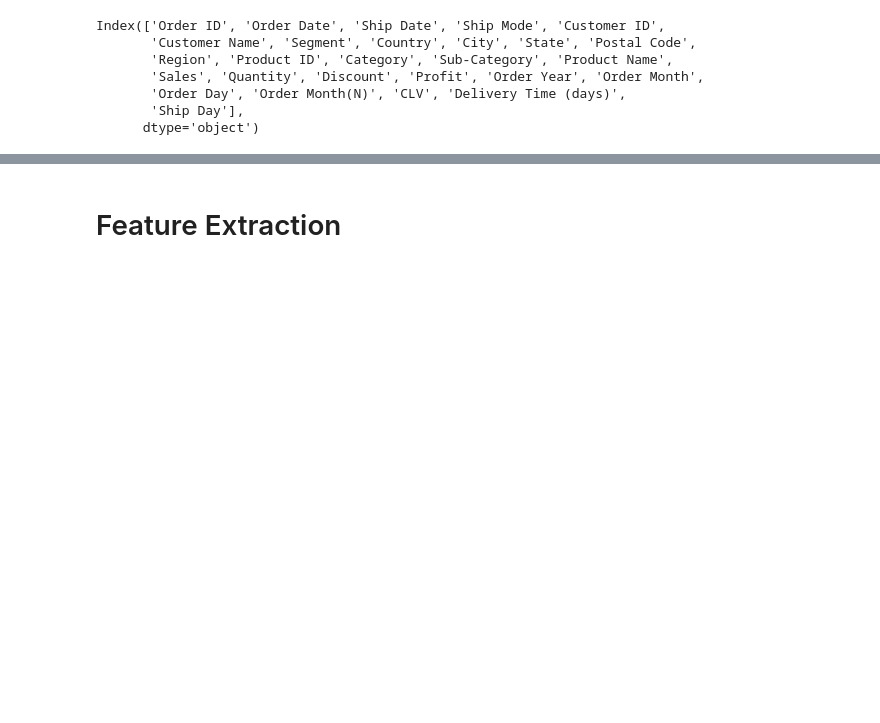
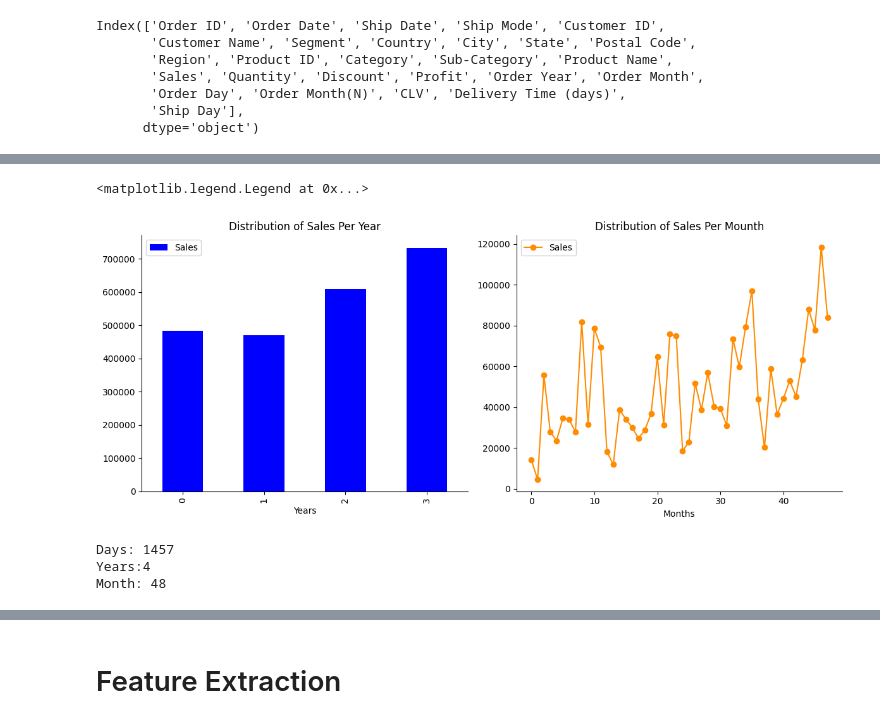
Before and after one commit to zakianazzum/superstore_sales_analysis, a Jupyter notebook: Forecast_w_LMRegression.ipynb, the cells around one changed output, grey strips where cells are left out. Cells and saved outputs as stored; diff of their text form; code cells hidden in the pictures; blank space fills up the shorter version.

```diff
--- a/Forecast_w_LMRegression.ipynb
+++ b/Forecast_w_LMRegression.ipynb
@@ -47,0 +73,26 @@ Index(['Order ID', 'Order Date', 'Ship Date', 'Ship Mode', 'Customer ID',
+# %%
+def get_sales_by_timeframe(data):
+	"""
+	Aggregates sales data by months and years.
+
+	Parameters:
+	data (pd.Dataframe): A Dataset contains 'Order Date' and 'Sales' columns.
+
+	Returns:
+	Tuple: Two dataframes - one aggregated by months and another aggregated by years.
+
+	"""
+	if not pd.api.types.is_datetime64_any_dtype(data['Order Date']):
+		data['Order Date'] = pd.to_datetime(data['Order Date'])
+
+	monthly_data = data.copy()
+	monthly_data['Order Date'] = monthly_data['Order Date'].dt.to_period('M').dt.to_timestamp() # start of Month
+	monthly_agg = monthly_data.groupby('Order Date', observed = True)['Sales'].sum().reset_index()
+
+	yearly_data = data.copy()
+	yearly_data['Order Date'] = yearly_data['Order Date'].dt.to_period('Y').dt.to_timestamp() # Start of the year
+	yearly_agg = yearly_data.groupby('Order Date',observed=True)['Sales'].sum().reset_index()
+
+	return monthly_agg, yearly_agg
+# %%
+monthly_sales , yearly_sales = get_sales_by_timeframe(df)
@@ -47,0 +116,38 @@ Index(['Order ID', 'Order Date', 'Ship Date', 'Ship Mode', 'Customer ID',
+# %%
+layout = (1,2)
+
+raw = plt.subplot2grid(layout, (0,0))
+law = plt.subplot2grid(layout,
+					   (0,1))
+
+years = yearly_sales['Sales'].plot(kind='bar', color='Blue', label='Sales', ax=raw, figsize=(12,5))
+months = monthly_sales["Sales"].plot(marker="o", color="darkorange", label="Sales", ax=law)
+
+years.set(xlabel="Years", title="Distribution of Sales Per Year")
+months.set(xlabel="Months", title="Distribution of Sales Per Mounth")
+
+sns.despine()
+plt.tight_layout()
+
+years.legend()
+months.legend()
+# %% [output]
+<matplotlib.legend.Legend at 0x...>
+[figure, added]
+# %%
+def sales_time(data):
+	"""
+	Time interval of datset
+
+	"""
+
+	n_of_days = data['Order Date'].max() - data['Order Date'].min()
+	n_of_years = data['Order Date'].dt.year.nunique()
+
+	print(f"Days: {n_of_days.days}\nYears:{n_of_years}\nMonth: {12 * n_of_years}")
+
+sales_time(df)
+# %% [output]
+Days: 1457
+Years:4
+Month: 48
```
Also changed, not shown: parts of 23 cells of this notebook, 5 other files.
